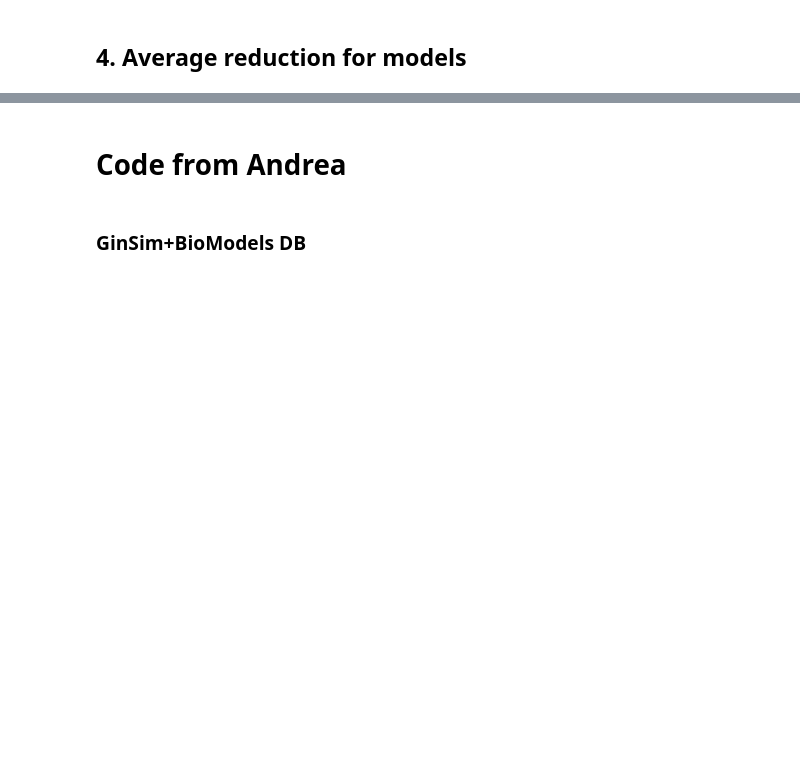
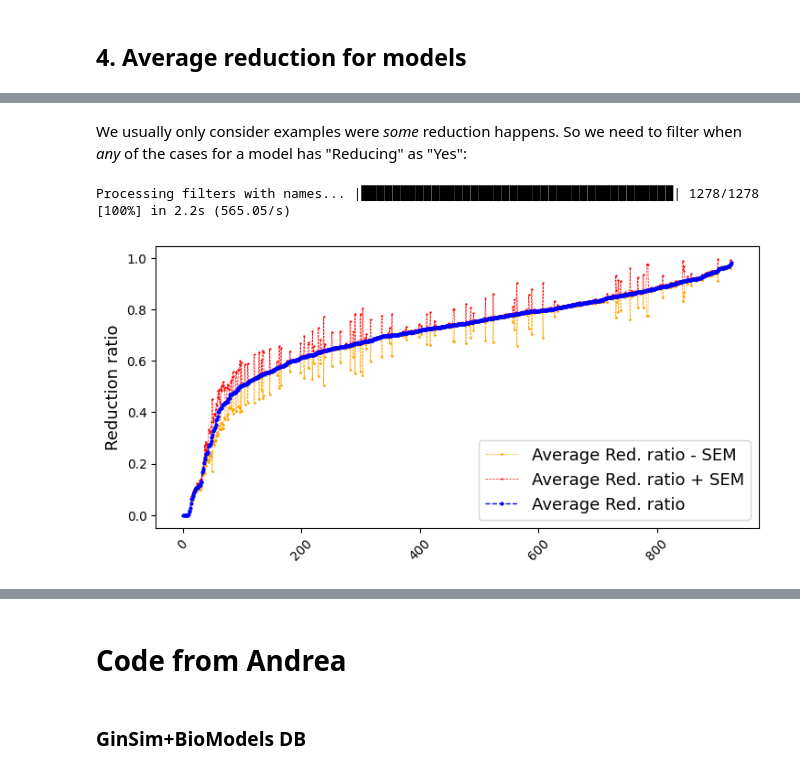
Before and after one commit to alexaleg/CLUE, a Jupyter notebook: notebooks/reductionsPlotter.ipynb, the cells around one changed output, grey strips where cells are left out. Cells and saved outputs as stored; diff of their text form; code cells hidden in the pictures; blank space fills up the shorter version.

```diff
--- a/notebooks/reductionsPlotter.ipynb
+++ b/notebooks/reductionsPlotter.ipynb
@@ -229,0 +250,8 @@ avg_w_deviation(avg_data, legend="Average Red. ratio", xlabel="Old models compil
+# %% [markdown]
+We usually only consider examples were *some* reduction happens. So we need to filter when *any* of the cases for a model has "Reducing" as "Yes":
+# %%
+avg_data = collect_avg_data(results, "Red. ratio", filters=[("Reducing", "any", "Yes")])
+avg_w_deviation(avg_data, legend="Average Red. ratio", xlabel=None, ylabel="Reduction ratio", file_name="average_any_red")
+# %% [output]
+Processing filters with names... |████████████████████████████████████████| 1278/1278 [100%] in 2.2s (565.05/s)
+[figure, added]
```
Also changed, not shown: parts of 10 cells of this notebook, 7 other files.
